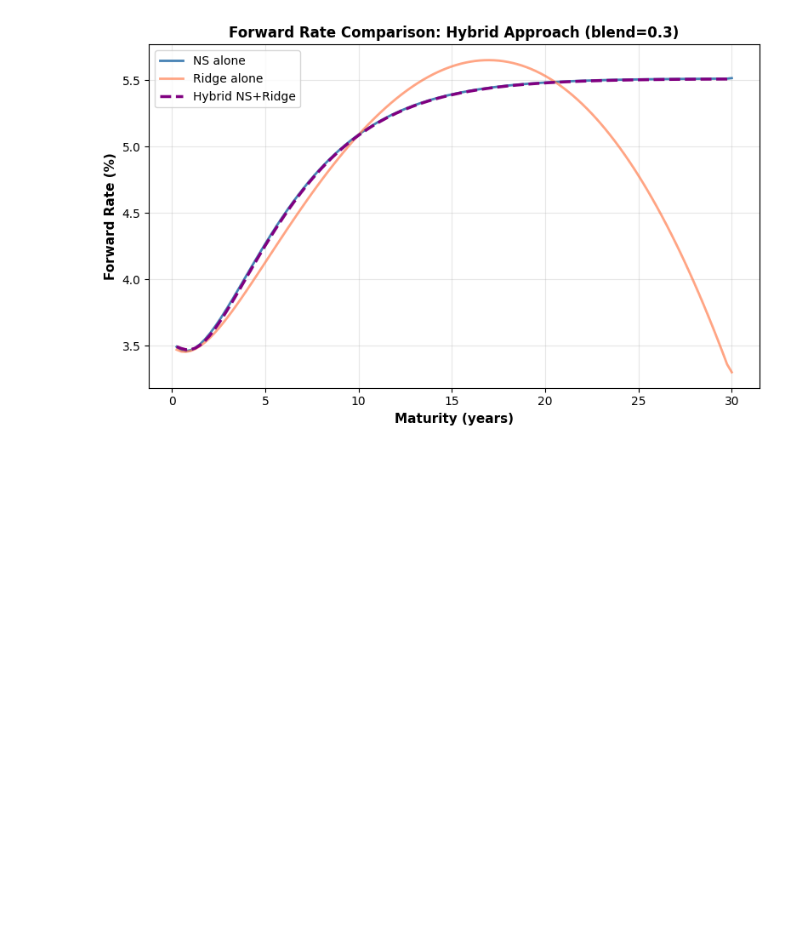
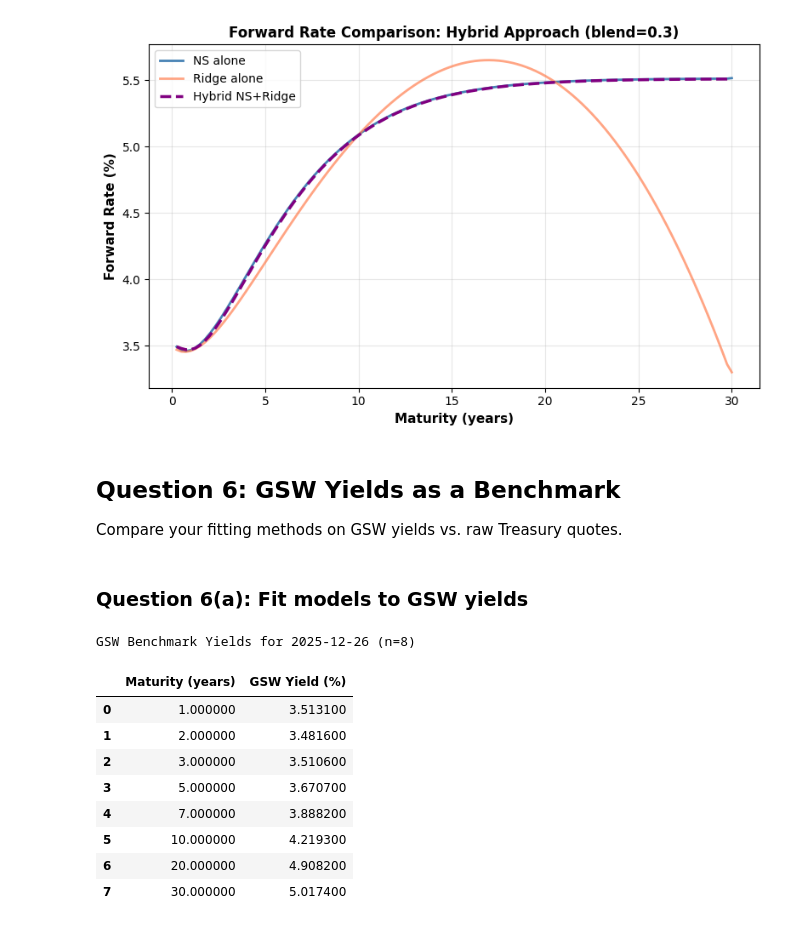
Before and after one commit to AdithSrinivasan/treasury-curve-models, a Jupyter notebook: fitting_yield_curves.ipynb, the cells around one changed output. Drawn from its saved outputs; the diff is of its cells as text; code cells hidden in the pictures; blank space fills up the shorter version.

```diff
--- a/fitting_yield_curves.ipynb
+++ b/fitting_yield_curves.ipynb
@@ -2865,3 +2866,51 @@ Hybrid NS + Ridge: Sanity Checks
 | 3 | Forward rate smooth | True (max jump = 6.07 bps) |
 | 4 | Overall | ✓ PASS |
 [figure]
+# %% [markdown]
+## Question 6: GSW Yields as a Benchmark
+Compare your fitting methods on GSW yields vs. raw Treasury quotes.
+# %% [markdown]
+### Question 6(a): Fit models to GSW yields
+# %%
+# Extract and display GSW yields for benchmark comparison
+gsw_date = one_date
+
+# Identify the closest available GSW yield date
+gsw_available_dates = gsw_yields["Date"].dropna().unique()
+closest_gsw_date = min(gsw_available_dates, key=lambda x: abs(x - gsw_date))
+
+# Extract the relevant GSW row
+gsw_row = gsw_yields[gsw_yields["Date"] == closest_gsw_date].iloc[0]
+
+# Standard GSW maturities (years)
+gsw_maturities = np.array([1, 2, 3, 5, 7, 10, 20, 30], dtype=float)
+gsw_yields_values = [
+    gsw_row[mat] / 100.0 if pd.notna(gsw_row[mat]) else np.nan
+    for mat in gsw_maturities
+]
+
+# Filter to valid values only
+valid_mask = ~np.isnan(gsw_yields_values)
+tau_gsw = gsw_maturities[valid_mask]
+y_gsw = np.array(gsw_yields_values)[valid_mask]
+
+gsw_df = pd.DataFrame({
+    "Maturity (years)": tau_gsw,
+    "GSW Yield (%)": y_gsw * 100,
+})
+gsw_df = gsw_df.style.set_caption(
+    f"GSW Benchmark Yields for {closest_gsw_date.date()} (n={len(tau_gsw)})"
+)
+
+display(gsw_df)
+# %% [output]
+GSW Benchmark Yields for 2025-12-26 (n=8)
+|  | Maturity (years) | GSW Yield (%) |
+| 0 | 1.000000 | 3.513100 |
+| 1 | 2.000000 | 3.481600 |
+| 2 | 3.000000 | 3.510600 |
+| 3 | 5.000000 | 3.670700 |
+| 4 | 7.000000 | 3.888200 |
+| 5 | 10.000000 | 4.219300 |
+| 6 | 20.000000 | 4.908200 |
+| 7 | 30.000000 | 5.017400 |
```
Also changed, not shown: parts of 19 cells of this notebook.
